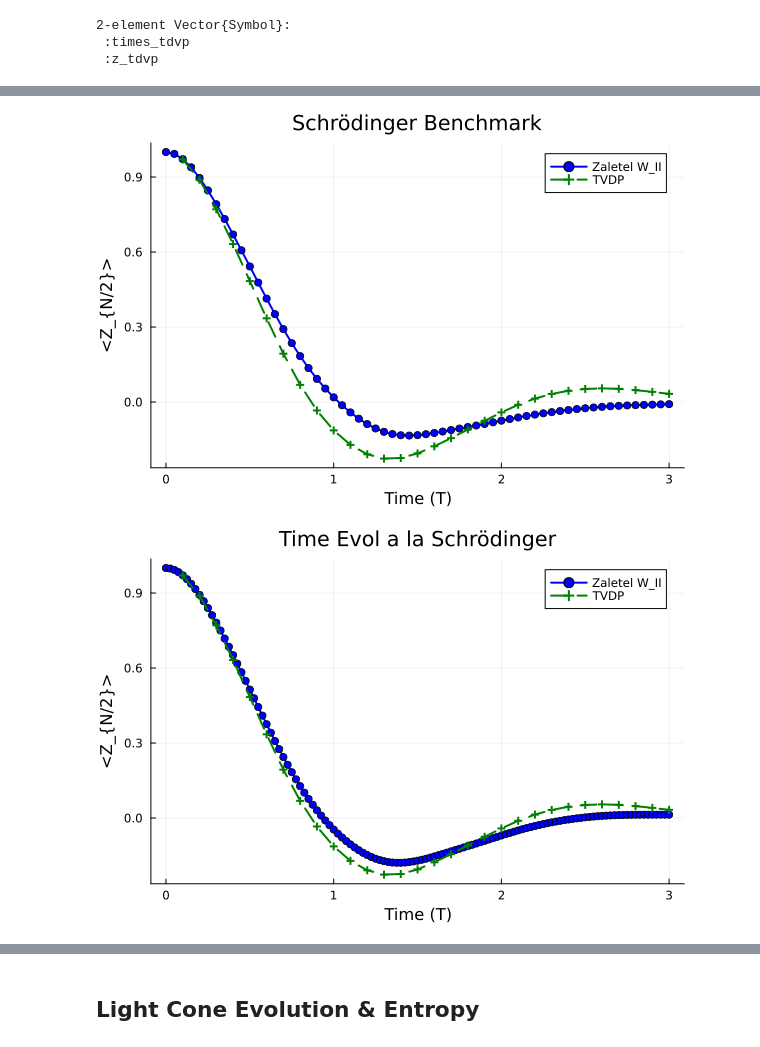
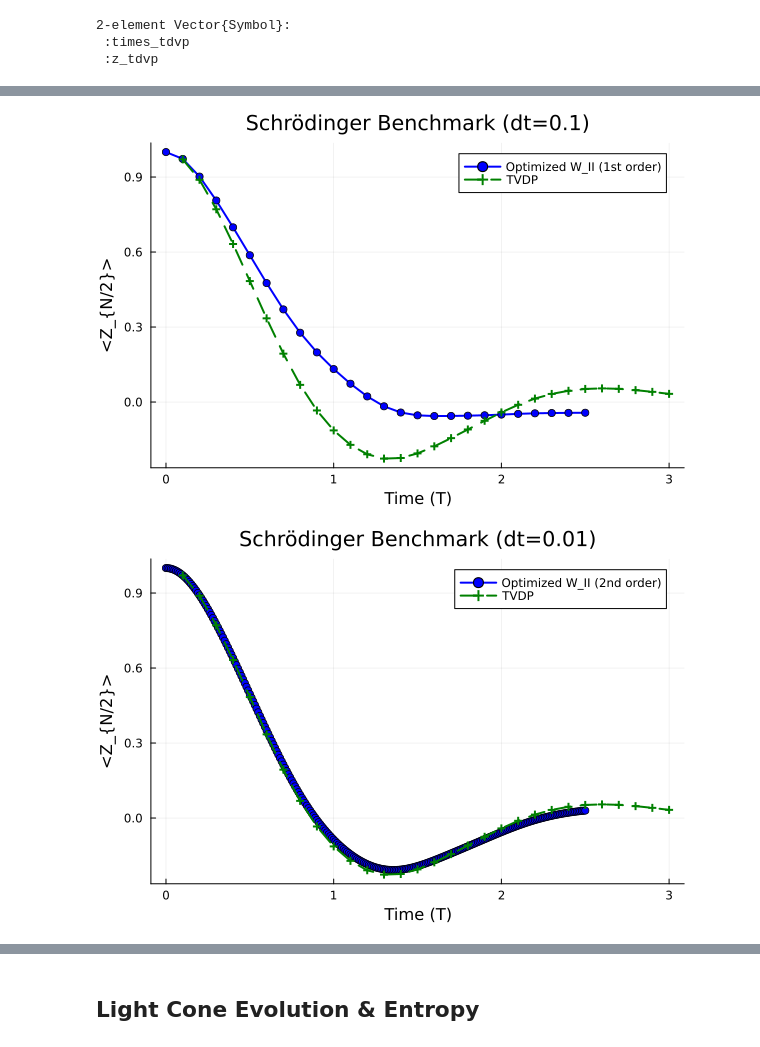
Before and after one commit to jmarquezol/QuantumMaster, a Jupyter notebook: master_thesis/2_test_MPO.ipynb, the cells around one changed output, grey strips where cells are left out. Saved outputs shown, nothing was run; the diff lists cells and outputs as text; code cells hidden in the pictures.

```diff
--- a/master_thesis/2_test_MPO.ipynb
+++ b/master_thesis/2_test_MPO.ipynb
@@ -374,2 +58,0 @@ run_lightcone_quench (generic function with 1 method)
-# %%
-t, z, s_trans = run_lightcone_quench(expH_alcaraz_MPO; T_max=3.0, dt=0.05, lambda=1.0, p=0.5, cutoff=1e-12, maxdim=256)
@@ -633,49 +95,47 @@ expH_alcaraz_WII (generic function with 1 method)
 # %%
 # SCHRÖDINGER TIME EVOLUTION
-N = 50
-lambda = 1.0
-p = 0.5
-dt = 0.05
-T_max = 3.0
+dt = 0.1
+T_max = 2.5
+cutoff = 1e-10
+maxdim = 200
 
 sites = siteinds("S=1/2", N)
 psi = MPS(sites, "Up")
 center_site = div(N, 2)
 
 times = 0.0:dt:T_max
 z_vals = Float64[]
 push!(z_vals, real(expect(psi, "Z")[center_site]))
 
-U_dt = expH_alcaraz_WII(sites, lambda, p, dt=dt)
+U_dt = expH_alcaraz_1st_opt(sites, lambda, p, dt=dt)
 
 @showprogress for t in times[2:end]
     psi = apply(U_dt, psi; cutoff=1e-12, maxdim=400)
     normalize!(psi)
 
     val = real(expect(psi, "Z")[center_site])
     push!(z_vals, val)
 end
 
-p_plot = plot(times, z_vals,
-    label="Zaletel W_II",
+p1 = plot(times, z_vals,
+    label="Optimized W_II (1st order)",
     xlabel="Time (T)", ylabel="<Z_{N/2}>",
     lw=2, marker=:circle, color=:blue,
-    title="Schrödinger Benchmark")
+    title="Schrödinger Benchmark (dt=$dt)")
 
-plot!(p_plot, times_tdvp, z_tdvp,
+plot!(p1, times_tdvp, z_tdvp,
     label="TVDP",
     lw=2, color=:green, marker=:cross, ls=:dash)
 
-display(p_plot)
+display(p1)
 # %% [output]
-[figure, old version]
+[figure, new version]
 # %%
-# SCHRÖDINGER TIME EVOLUTION
-N = 50
-lambda = 1.0
-p = 0.5
-dt = 0.025
-T_max = 3.0
+# SCHRÖDINGER TIME EVOLUTION (1st order)
+dt = 0.01
+T_max = 2.5
+cutoff = 1e-10
+maxdim = 200
 
 sites = siteinds("S=1/2", N)
 psi = MPS(sites, "Up")
@@ -685,7 +145,7 @@ times = 0.0:dt:T_max
 z_vals = Float64[]
 push!(z_vals, real(expect(psi, "Z")[center_site]))
 
-U_dt = expH_alcaraz_WII(sites, lambda, p, dt=dt)
+U_dt = expH_alcaraz_1st_opt(sites, lambda, p, dt=dt)
 
 @showprogress for t in times[2:end]
     psi = apply(U_dt, psi; cutoff=1e-12, maxdim=400)
@@ -695,16 +155,16 @@ U_dt = expH_alcaraz_WII(sites, lambda, p, dt=dt)
     push!(z_vals, val)
 end
 
-p_plot = plot(times, z_vals,
-    label="Zaletel W_II",
+p1 = plot(times, z_vals,
+    label="Optimized W_II (2nd order)",
     xlabel="Time (T)", ylabel="<Z_{N/2}>",
     lw=2, marker=:circle, color=:blue,
-    title="Time Evol a la Schrödinger")
+    title="Schrödinger Benchmark (dt=$dt)")
 
-plot!(p_plot, times_tdvp, z_tdvp,
+plot!(p1, times_tdvp, z_tdvp,
     label="TVDP",
     lw=2, color=:green, marker=:cross, ls=:dash)
 
-display(p_plot)
+display(p1)
 # %% [output]
-[figure, old version]
+[figure, new version]
```
Also changed, not shown: parts of 50 cells of this notebook, 2 other files.
